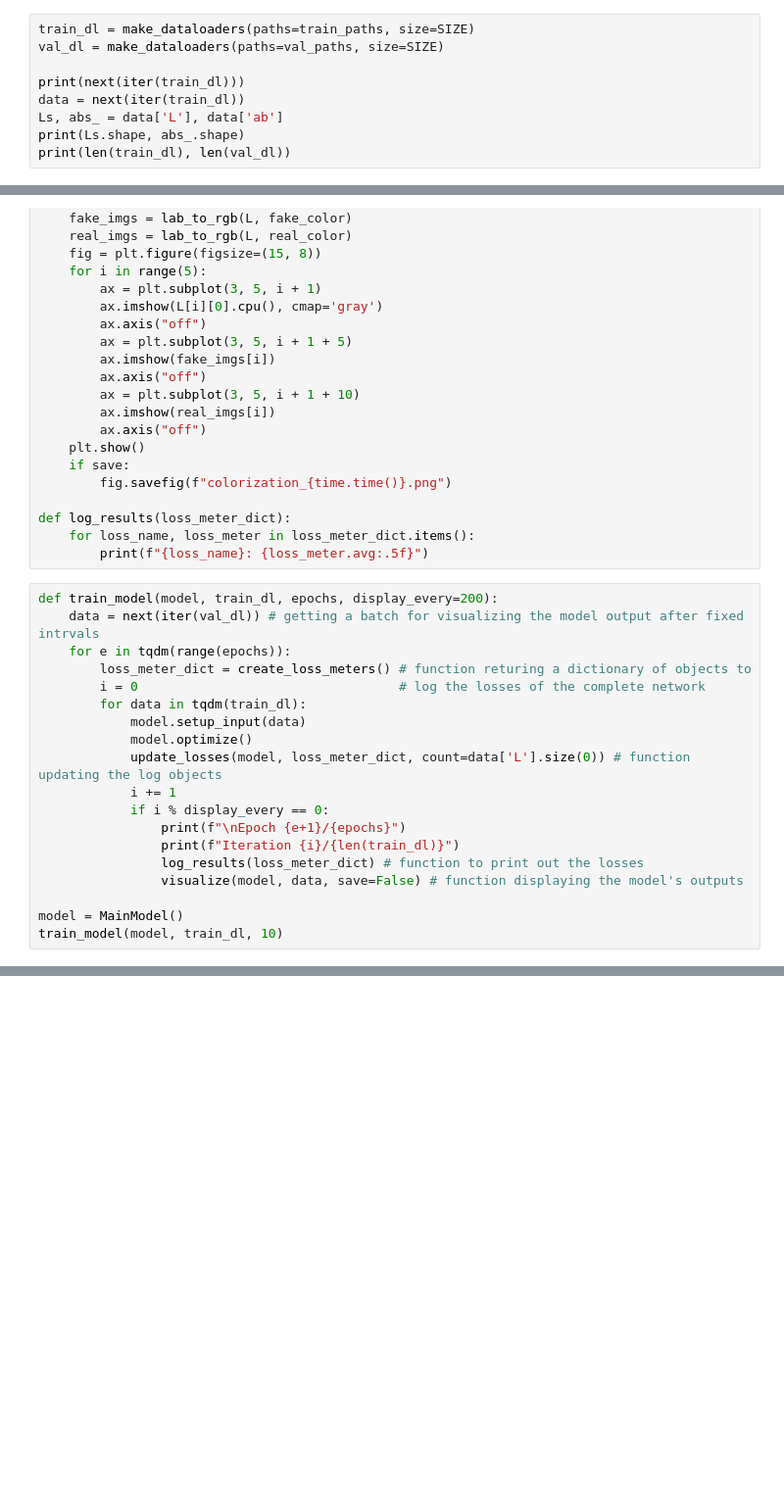
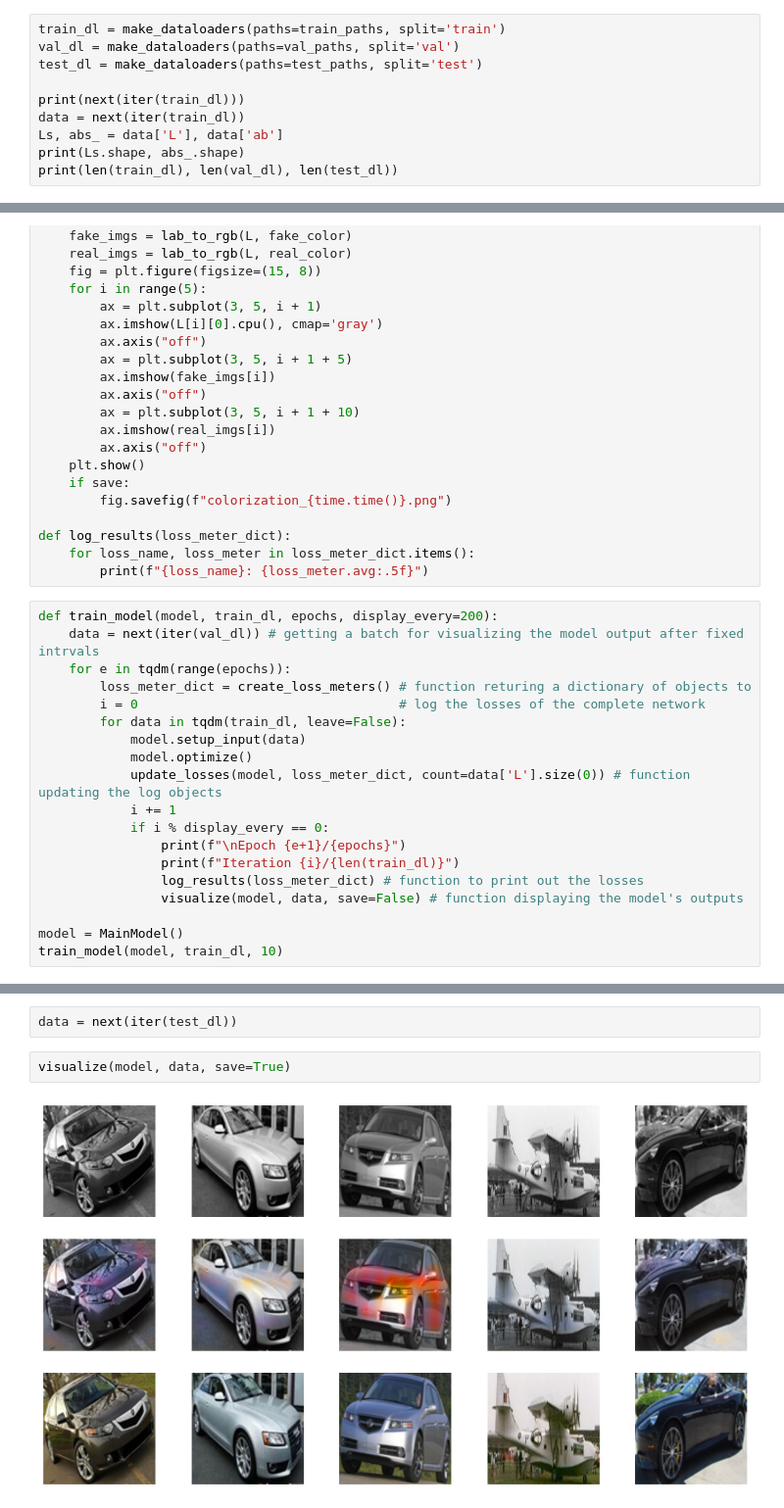
Before and after one commit to seoful/image_colorization, a Jupyter notebook: GAN_colorization.ipynb, the cells around one changed output, grey strips where cells are left out. Shown at 98% size. Drawn from its saved outputs; the diff is of its cells as text; blank space fills up the shorter version.

```diff
--- a/GAN_colorization.ipynb
+++ b/GAN_colorization.ipynb
@@ -49,12 +62,13 @@ for ax, img_path in zip(axes.flatten(), train_paths):
 # %%
 SIZE = 256
 # %%
-train_dl = make_dataloaders(paths=train_paths, size=SIZE)
-val_dl = make_dataloaders(paths=val_paths, size=SIZE)
+train_dl = make_dataloaders(paths=train_paths, split='train')
+val_dl = make_dataloaders(paths=val_paths, split='val')
+test_dl = make_dataloaders(paths=test_paths, split='test')
 
 print(next(iter(train_dl)))
 data = next(iter(train_dl))
 Ls, abs_ = data['L'], data['ab']
 print(Ls.shape, abs_.shape)
-print(len(train_dl), len(val_dl))
+print(len(train_dl), len(val_dl), len(test_dl))
 # %% [output]
@@ -360,7 +356,7 @@ def train_model(model, train_dl, epochs, display_every=200):
     for e in tqdm(range(epochs)):
         loss_meter_dict = create_loss_meters() # function returing a dictionary of objects to
         i = 0                                  # log the losses of the complete network
-        for data in tqdm(train_dl):
+        for data in tqdm(train_dl, leave=False):
             model.setup_input(data)
             model.optimize()
             update_losses(model, loss_meter_dict, count=data['L'].size(0)) # function updating the log objects
@@ -402,0 +375,6 @@ model initialized with norm initialization
+# %%
+data = next(iter(test_dl))
+# %%
+visualize(model, data, save=True)
+# %% [output]
+[figure, added]
```
Also changed, not shown: parts of 6 cells of this notebook, 2 other files.
